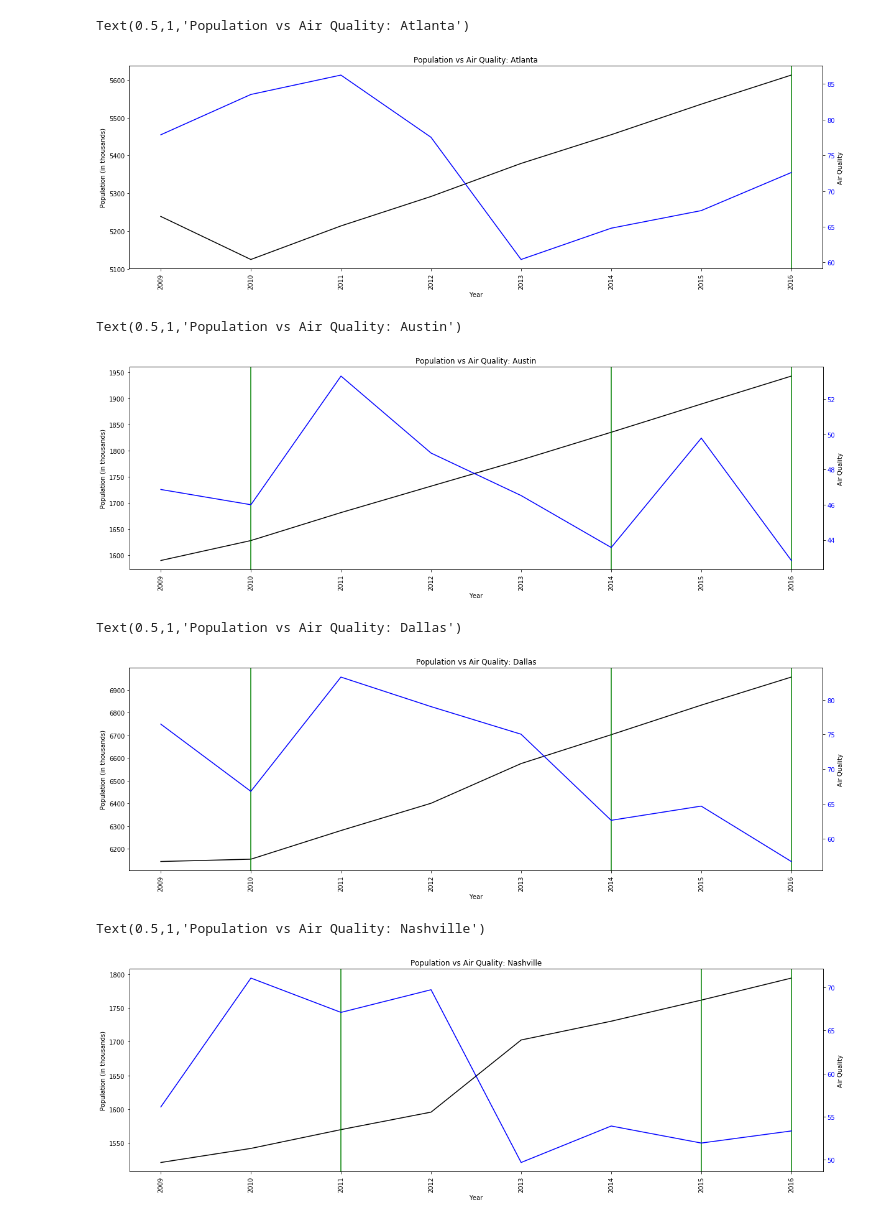
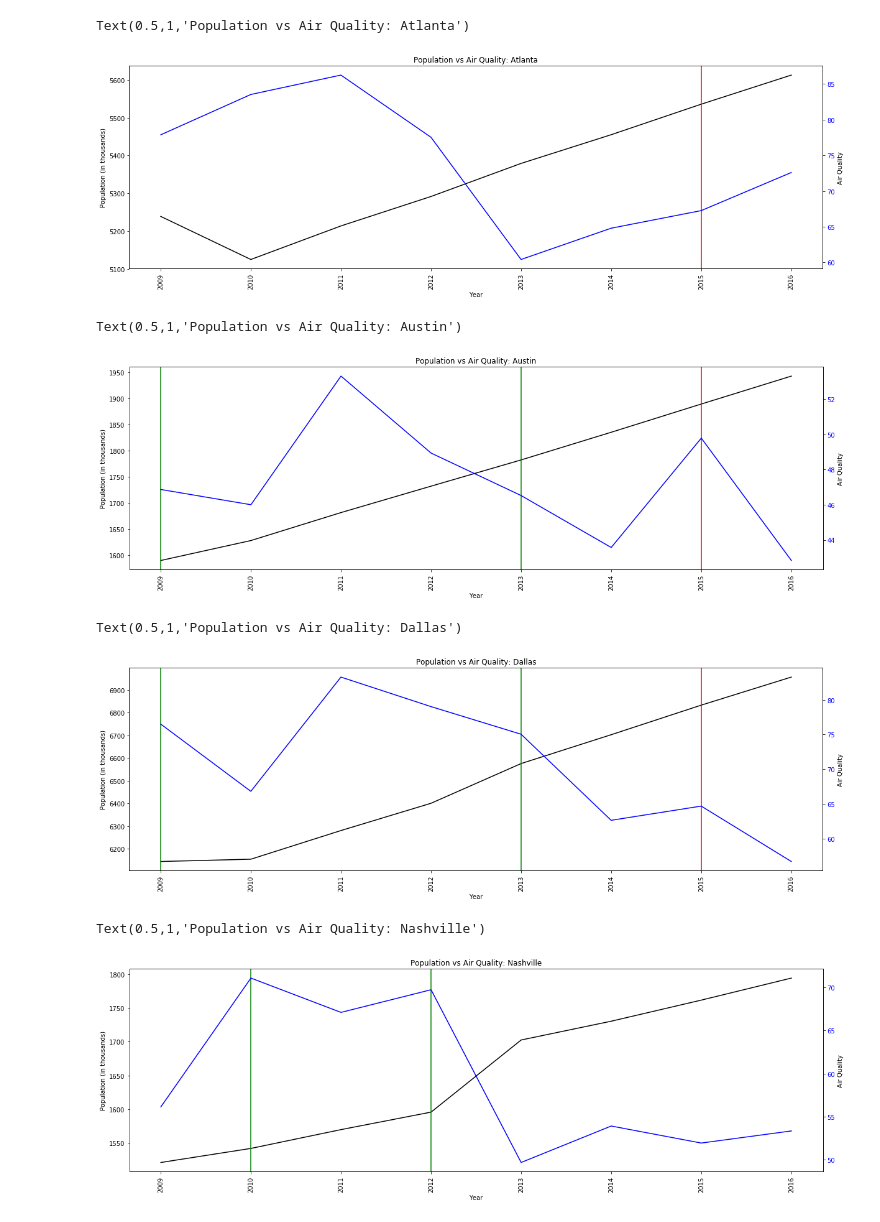
Before and after one commit to dshaffe2/ProjectOne, a Jupyter notebook: poptimeline.ipynb, the cells around one changed output. Drawn from its saved outputs; the diff is of its cells as text; code cells hidden in the pictures.

```diff
--- a/poptimeline.ipynb
+++ b/poptimeline.ipynb
@@ -19,7 +19,7 @@ ax1.plot(x_axis, atl_pop["Population"], color='k')
 ax1.tick_params(axis='y', labelcolor='k')
 ax1.set_xticks(list(range(0, len(atl_aq["Year"]))))
 ax1.set_xticklabels(atl_aq["Year"], rotation="vertical")
-ax1.axvline(7, ymin=0, ymax=1, color='g')
+ax1.axvline(6, ymin=0, ymax=1, color='r')
 
 
 ax2 = ax1.twinx()  # instantiate a second axes that shares the same x-axis
@@ -35,7 +35,7 @@ plt.title("Population vs Air Quality: Atlanta")
 #plt.savefig("C:/Users/ginaf/Atlantapop.png")
 # %% [output]
 Text(0.5,1,'Population vs Air Quality: Atlanta')
-[figure, old version]
+[figure, new version]
 # %%
 aus_aq=pd.read_csv("C:/Users/ginaf/Annual_Averages_by_cityAusex.csv")
 aus_pop=pd.read_csv("C:/Users/ginaf/Austin_Census.csv")
@@ -45,32 +45,32 @@ tick_locations = [value+0.4 for value in x_axis]
 # %%
 fig, ax1 = plt.subplots(figsize=(20,6))
 
 
 #color = 'tab:red'
 ax1.set_xlabel("Year")
 ax1.set_ylabel("Population (in thousands)")
 ax1.plot(x_axis, aus_pop["Population"], color='k')
 ax1.tick_params(axis='y', labelcolor='k')
 ax1.set_xticks(list(range(0, len(aus_aq["Year"]))))
 ax1.set_xticklabels(atl_aq["Year"], rotation="vertical")
-ax1.axvline(1, ymin=0, ymax=1, color='g')
-ax1.axvline(5, ymin=0, ymax=1, color='g')
-ax1.axvline(7, ymin=0, ymax=1, color='g')
+ax1.axvline(0, ymin=0, ymax=1, color='g')
+ax1.axvline(4, ymin=0, ymax=1, color='g')
+ax1.axvline(6, ymin=0, ymax=1, color='r')
 
 ax2 = ax1.twinx()  # instantiate a second axes that shares the same x-axis
 
 #color = 'tab:blue'
 ax2.set_ylabel("Air Quality")  # we already handled the x-label with ax1
 ax2.plot(x_axis, aus_aq["AQI"], color='b')
 ax2.tick_params(axis='y', labelcolor='b')
 
 
 plt.title("Population vs Air Quality: Austin")
 
 #plt.savefig("C:/Users/ginaf/Austinpop.png")
 # %% [output]
 Text(0.5,1,'Population vs Air Quality: Austin')
-[figure, old version]
+[figure, new version]
 # %%
 dal_aq=pd.read_csv("C:/Users/ginaf/Annual_Averages_by_cityDalex.csv")
 dal_pop=pd.read_csv("C:/Users/ginaf/Dallas_Census.csv")
@@ -88,9 +88,9 @@ ax1.plot(x_axis, dal_pop["Population"], color='k')
 ax1.tick_params(axis='y', labelcolor='k')
 ax1.set_xticks(list(range(0, len(dal_aq["Year"]))))
 ax1.set_xticklabels(atl_aq["Year"], rotation="vertical")
-ax1.axvline(1, ymin=0, ymax=1, color='g')
-ax1.axvline(5, ymin=0, ymax=1, color='g')
-ax1.axvline(7, ymin=0, ymax=1, color='g')
+ax1.axvline(0, ymin=0, ymax=1, color='g')
+ax1.axvline(4, ymin=0, ymax=1, color='g')
+ax1.axvline(6, ymin=0, ymax=1, color='r')
 
 
 ax2 = ax1.twinx()  # instantiate a second axes that shares the same x-axis
@@ -106,7 +106,7 @@ plt.title("Population vs Air Quality: Dallas")
 #plt.savefig("C:/Users/ginaf/Dallaspop.png")
 # %% [output]
 Text(0.5,1,'Population vs Air Quality: Dallas')
-[figure, old version]
+[figure, new version]
 # %%
 nash_aq=pd.read_csv("C:/Users/ginaf/Annual_Averages_by_cityNashex.csv")
 nash_pop=pd.read_csv("C:/Users/ginaf/Nashville_Census.csv")
@@ -124,9 +124,9 @@ ax1.plot(x_axis, nash_pop["Population"], color='k')
 ax1.tick_params(axis='y', labelcolor='k')
 ax1.set_xticks(list(range(0, len(nash_aq["Year"]))))
 ax1.set_xticklabels(atl_aq["Year"], rotation="vertical")
-ax1.axvline(2, ymin=0, ymax=1, color='g')
-ax1.axvline(6, ymin=0, ymax=1, color='g')
-ax1.axvline(7, ymin=0, ymax=1, color='g')
+ax1.axvline(1, ymin=0, ymax=1, color='g')
+ax1.axvline(3, ymin=0, ymax=1, color='g')
+
 
 
 ax2 = ax1.twinx()  # instantiate a second axes that shares the same x-axis
@@ -142,4 +142,4 @@ plt.title("Population vs Air Quality: Nashville")
 #plt.savefig("C:/Users/ginaf/Nashvillepop.png")
 # %% [output]
 Text(0.5,1,'Population vs Air Quality: Nashville')
-[figure, old version]
+[figure, new version]
```
